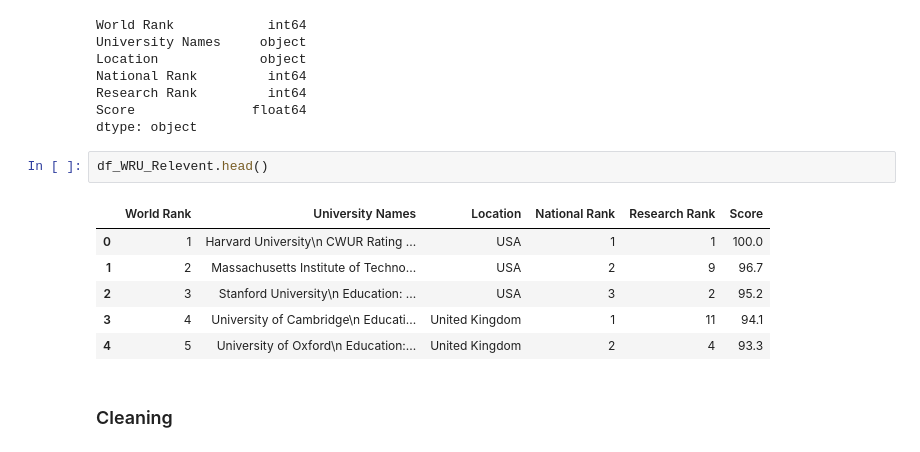
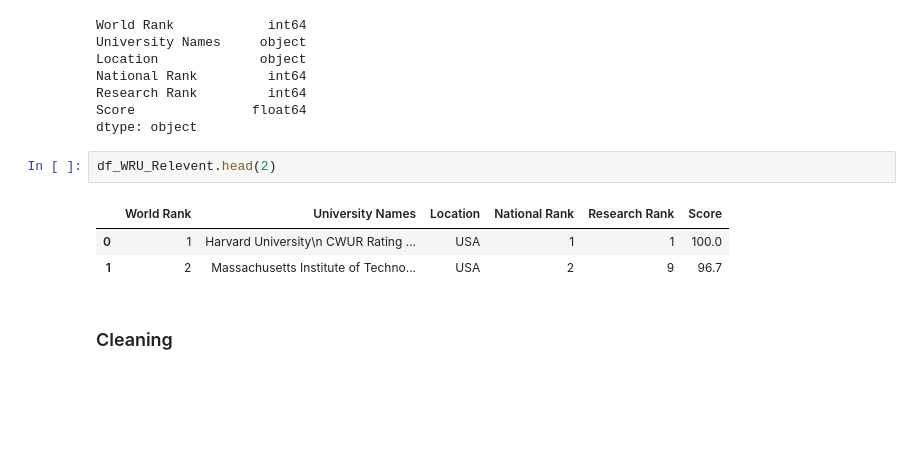
Before and after one commit to raseel4/Data_analysis_project_2, a Jupyter notebook: Project_2.ipynb, the cells around one changed output. Cells and saved outputs as stored; diff of their text form; blank space fills up the shorter version.

```diff
--- a/Project_2.ipynb
+++ b/Project_2.ipynb
@@ -325,14 +277,11 @@ Research Rank         int64
 Score               float64
 dtype: object
 # %%
-df_WRU_Relevent.head()
+df_WRU_Relevent.head(2)
 # %% [output]
 |  | World Rank | University Names | Location | National Rank | Research Rank | Score |
 | 0 | 1 | Harvard University\n CWUR Rating ... | USA | 1 | 1 | 100.0 |
 | 1 | 2 | Massachusetts Institute of Techno... | USA | 2 | 9 | 96.7 |
-| 2 | 3 | Stanford University\n Education: ... | USA | 3 | 2 | 95.2 |
-| 3 | 4 | University of Cambridge\n Educati... | United Kingdom | 1 | 11 | 94.1 |
-| 4 | 5 | University of Oxford\n Education:... | United Kingdom | 2 | 4 | 93.3 |
 # %% [markdown]
 ### Cleaning
 # %%
```
Also changed, not shown: parts of 41 cells of this notebook.
